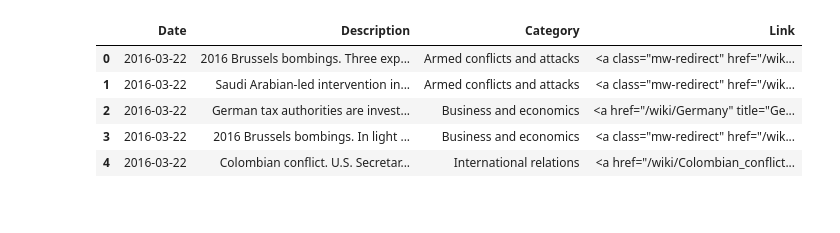
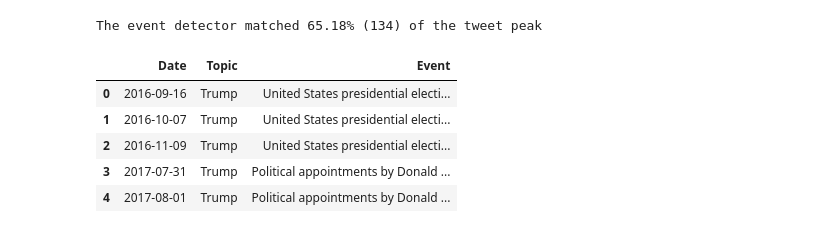
Before and after one commit to Jprost/ADA-Proj-18, a Jupyter notebook: WebScrap.ipynb, the cells around one changed output. Cells and saved outputs as stored; diff of their text form; code cells hidden in the pictures.

Commit message:
Event detection completed

```diff
--- a/WebScrap.ipynb
+++ b/WebScrap.ipynb
@@ -27,0 +45,8 @@ Response status code: 200
+# %%
+embedding=100
+#non empty clean tweet
+tweets=df[df.Clean_tweet.isnull()==False]['Clean_tweet'] #take non empty clean tweet
+
+model = Word2Vec(tweets.tolist(), min_count=1, size=embedding)
+vocab_model=model.wv.vocab
+print(model)
@@ -27,0 +76,7 @@ Response status code: 200
+# %%
+#just an example of the use of the Word2vec Model
+word='America'
+try:
+    print('\n'.join([str(w) for w in model.wv.most_similar(stemmer.stem(word), topn=10)]))
+except KeyError:
+    print('Not in vocabulary or excluded during pre-processing.')
@@ -27,0 +162,3 @@ Response status code: 200
+# %%
+topic_extended=get_related_words(topics_raw, model, min_similarity=0.6)
+print('The extended list is {} long.'.format(len(sum(topic_extended,[]))))
@@ -42,0 +407,2 @@ for category in soup.findAll("dt"):
+# %%
+events_df, recall =event_detector(df, topic_extended)
@@ -43,9 +423,13 @@ for category in soup.findAll("dt"):
+# %%
+print('The event detector matched {:0.2f}% ({}) of the tweet peak'.format(100*recall, events_df.shape[0]))
+# %% [output]
+The event detector matched 65.18% (134) of the tweet peak
 # %%
-event_df.head()
+events_df.head()
 # %% [output]
-|  | Date | Description | Category | Link |
-| 0 | 2016-03-22 | 2016 Brussels bombings. Three exp... | Armed conflicts and attacks | <a class="mw-redirect" href="/wik... |
-| 1 | 2016-03-22 | Saudi Arabian-led intervention in... | Armed conflicts and attacks | <a class="mw-redirect" href="/wik... |
-| 2 | 2016-03-22 | German tax authorities are invest... | Business and economics | <a href="/wiki/Germany" title="Ge... |
-| 3 | 2016-03-22 | 2016 Brussels bombings. In light ... | Business and economics | <a class="mw-redirect" href="/wik... |
-| 4 | 2016-03-22 | Colombian conflict. U.S. Secretar... | International relations | <a href="/wiki/Colombian_conflict... |
+|  | Date | Topic | Event |
+| 0 | 2016-09-16 | Trump | United States presidential electi... |
+| 1 | 2016-10-07 | Trump | United States presidential electi... |
+| 2 | 2016-11-09 | Trump | United States presidential electi... |
+| 3 | 2017-07-31 | Trump | Political appointments by Donald ... |
+| 4 | 2017-08-01 | Trump | Political appointments by Donald ... |
```
Also changed, not shown: parts of 32 cells of this notebook.
